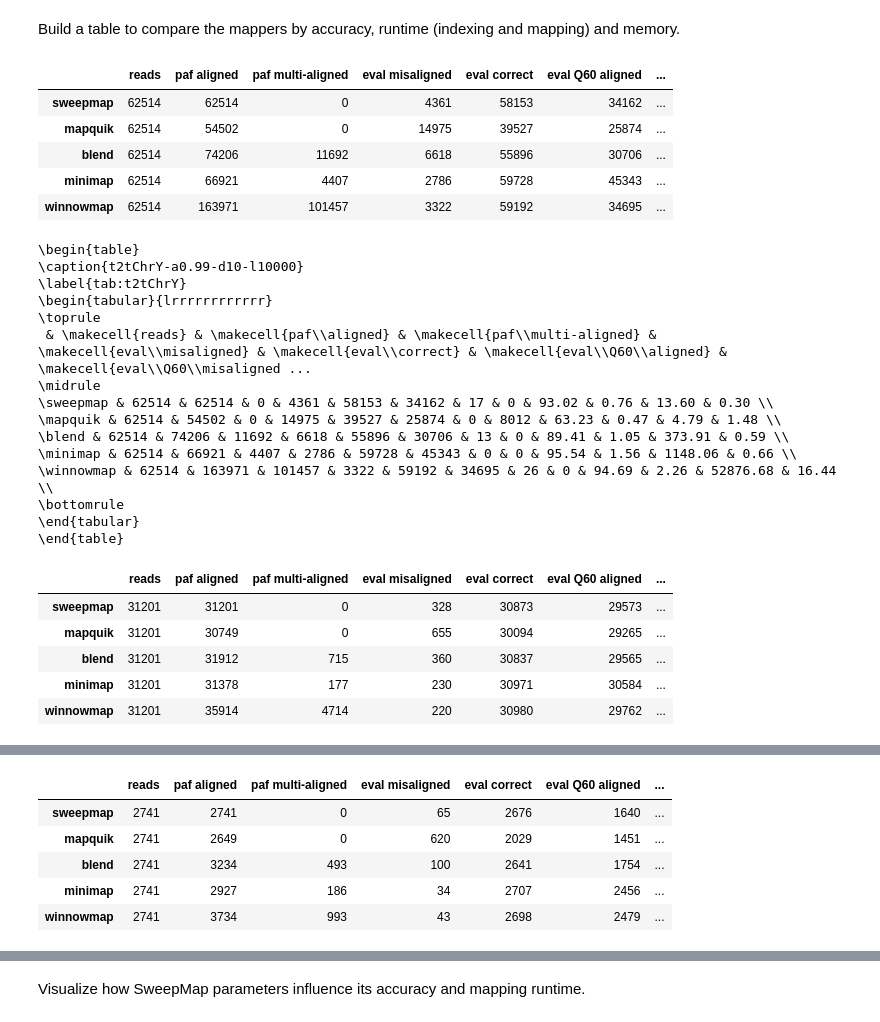
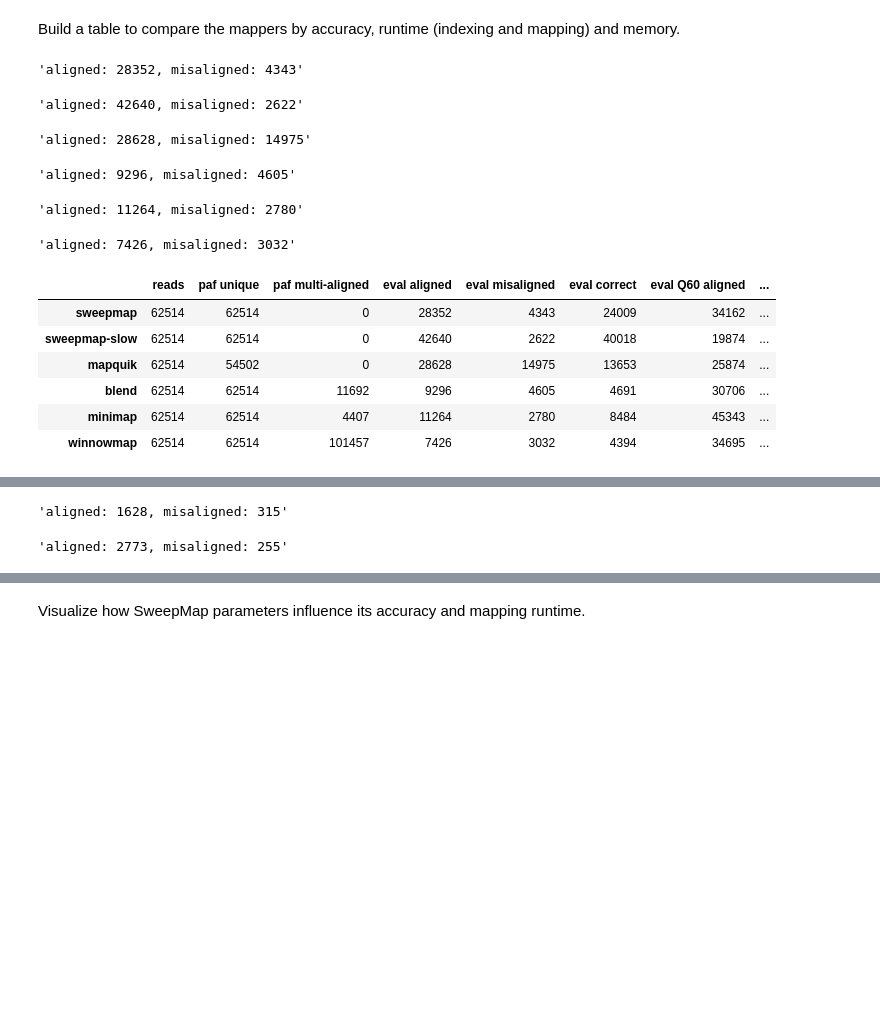
Before and after one commit to pesho-ivanov/shmap, a Jupyter notebook: evals/compare.ipynb, the cells around one changed output, grey strips where cells are left out. Saved outputs shown, nothing was run; the diff lists cells and outputs as text; code cells hidden in the pictures; blank space fills up the shorter version.

Commit message:
matching minimap accuracy

```diff
--- a/evals/compare.ipynb
+++ b/evals/compare.ipynb
@@ -21,13 +21,13 @@ def read_times(pref):
     times = {}
     with open(str(pref) + '.index.time') as f_index_time:
         index_time, index_mem = map(float, f_index_time.readline().split())
-        times['index time'] = index_time #* u.second
+        times['time index'] = index_time #* u.second
         #times['index_mem'] = index_mem / 2**20
         with open(str(pref) + '.time') as f_time:
             total_time, total_mem = map(float, f_time.readline().split())
-            #times['total time'] = total_time #* u.second
-            times['map time'] = total_time - times['index time']
-            times['total mem'] = (total_mem / 2**20) #* u.GB
+            #times['time total'] = total_time #* u.second
+            times['time map'] = total_time - times['time index']
+            times['mem total'] = (total_mem / 2**20) #* u.GB
     return pd.Series(times, dtype='object')
 
 def read_paf(pref):
@@ -37,7 +37,8 @@ def read_paf(pref):
     with open(paf_file) as handle:
         df = parse_paf(handle, dataframe=True)
     paf = {}
-    paf['paf aligned'] = len(df)
+    #paf['paf aligned'] = len(df)
+    paf['paf unique'] = len(df['query_name'].unique())
     paf['paf multi-aligned'] = len(df) - len(df['query_name'].unique())
     #paf['paf aligned Q60'] = len(df[df['mapping_quality'] == 60])
     return pd.Series(paf, dtype='object')
@@ -48,8 +49,9 @@ def read_eval(pref):
         raise Exception(f"File does not exist or is empty: {eval_file}")
     evaldf = pd.read_csv(eval_file, sep='\t', names=['Q', 'quality', 'aligned', 'misaligned', 'misaligned/aligned', 'aligned cum'])
     evals = {}
-    evals['eval aligned'] = evaldf['aligned'].sum()
-    evals['eval misaligned'] = evaldf['misaligned'].sum()
+    evals['eval aligned'] = evaldf.iloc[-1]['aligned cum']
+    evals['eval misaligned'] = evaldf.iloc[-1]['misaligned']
+    display(f'aligned: {evals["eval aligned"]}, misaligned: {evals["eval misaligned"]}')
     q60row = evaldf[evaldf['quality'] == 60]
     assert(len(q60row) == 1)
     #evals['eval unaligned'] = reads - evals['eval aligned']
@@ -85,7 +87,7 @@ def get_comparison_table(refname, experiment, tools):
         try:
             row = pd.concat([row, read_paf(d)])     # .paf
         except Exception as e:
-            print(f"An error occurred while reading evals: {e}")
+            print(f"An error occurred while reading paf {d}: {e}")
             row['paf aligned'] = empty_cell
             row['paf multi-aligned'] = empty_cell
             #row['paf aligned Q60'] = empty_cell
@@ -94,9 +96,9 @@ def get_comparison_table(refname, experiment, tools):
             row = pd.concat([row, read_eval(d)])    # .eval
             row['not aligned'] = row['reads'] - row['eval aligned']
             row['correct %'] = (100.0 * row['eval correct'] / row['reads'])
-            row.drop('eval aligned', inplace=True)
+            #row.drop('eval aligned', inplace=True)
         except Exception as e:
-            print(f"An error occurred while reading evals: {e}")
+            print(f"An error occurred while reading evals {d}: {e}")
             #row['eval aligned'] = empty_cell
             row['eval misaligned'] = empty_cell
             row['eval correct'] = empty_cell
@@ -104,62 +106,48 @@ def get_comparison_table(refname, experiment, tools):
             row['eval Q60 misaligned'] = empty_cell
             row['not aligned'] = empty_cell
             row['correct %'] = empty_cell
 
         try:
             row = pd.concat([row, read_times(d)])   # .time, .index.time
         except Exception as e:
-            print(f"An error occurred while reading evals: {e}")
-            row['index time'] = empty_cell
-            row['map time'] = empty_cell
-            row['total mem'] = empty_cell
+            print(f"An error occurred while reading times {d}: {e}")
+            row['time index'] = empty_cell
+            row['time map'] = empty_cell
+            row['mem total'] = empty_cell
         rows.append(row)
     alldf = pd.DataFrame(rows)
     alldf = alldf.set_index('tool')
     alldf.index.name = None
     return alldf
 
 latex = ""
 #display(HTML(css))
 for refname, data in experiments:
     df = get_comparison_table(refname, data, tools).round(2)
     css = """ <style> table { font-family: "Courier New", Courier, monospace; } </style> """
     display(df)
     df.index = df.index.map(lambda x: f'\\{x}')
     df.columns = df.columns.str.replace(' ', '\\\\')
     df.columns = df.columns.str.replace('%', '\%')
     df.columns = df.columns.map(lambda x: '\makecell{' + x + '}')
     #df = df.astype(str).map(lambda x: x.rstrip('0').rstrip('.') if '.' in x else x)
     latex += df.to_latex(escape=False, label=f'tab:{refname}', caption=data, float_format = lambda x: '{:0.2f}'.format(x) if pd.notna(x) else '-')
     #latex += df.to_latex(float_format = lambda x: '{:0.2f}'.format(x) if pd.notna(x) else '-')
     latex += '\n'
-    print(latex)
+    #print(latex)
 
 print(latex)
 # %% [output]
+'aligned: 28352, misaligned: 4343'
+'aligned: 42640, misaligned: 2622'
+'aligned: 28628, misaligned: 14975'
+'aligned: 9296, misaligned: 4605'
+'aligned: 11264, misaligned: 2780'
+'aligned: 7426, misaligned: 3032'
-|  | reads | paf aligned | paf multi-aligned | eval misaligned | eval correct | eval Q60 aligned | ... |
-| sweepmap | 62514 | 62514 | 0 | 4361 | 58153 | 34162 | ... |
-| mapquik | 62514 | 54502 | 0 | 14975 | 39527 | 25874 | ... |
-| blend | 62514 | 74206 | 11692 | 6618 | 55896 | 30706 | ... |
-| minimap | 62514 | 66921 | 4407 | 2786 | 59728 | 45343 | ... |
-| winnowmap | 62514 | 163971 | 101457 | 3322 | 59192 | 34695 | ... |
+|  | reads | paf unique | paf multi-aligned | eval aligned | eval misaligned | eval correct | eval Q60 aligned | ... |
+| sweepmap | 62514 | 62514 | 0 | 28352 | 4343 | 24009 | 34162 | ... |
+| sweepmap-slow | 62514 | 62514 | 0 | 42640 | 2622 | 40018 | 19874 | ... |
+| mapquik | 62514 | 54502 | 0 | 28628 | 14975 | 13653 | 25874 | ... |
+| blend | 62514 | 62514 | 11692 | 9296 | 4605 | 4691 | 30706 | ... |
+| minimap | 62514 | 62514 | 4407 | 11264 | 2780 | 8484 | 45343 | ... |
+| winnowmap | 62514 | 62514 | 101457 | 7426 | 3032 | 4394 | 34695 | ... |
-\begin{table}
-\caption{t2tChrY-a0.99-d10-l10000}
-\label{tab:t2tChrY}
-\begin{tabular}{lrrrrrrrrrrrr}
-\toprule
- & \makecell{reads} & \makecell{paf\\aligned} & \makecell{paf\\multi-aligned} & \makecell{eval\\misaligned} & \makecell{eval\\correct} & \makecell{eval\\Q60\\aligned} & \makecell{eval\\Q60\\misaligned ...
-\midrule
-\sweepmap & 62514 & 62514 & 0 & 4361 & 58153 & 34162 & 17 & 0 & 93.02 & 0.76 & 13.60 & 0.30 \\
-\mapquik & 62514 & 54502 & 0 & 14975 & 39527 & 25874 & 0 & 8012 & 63.23 & 0.47 & 4.79 & 1.48 \\
-\blend & 62514 & 74206 & 11692 & 6618 & 55896 & 30706 & 13 & 0 & 89.41 & 1.05 & 373.91 & 0.59 \\
-\minimap & 62514 & 66921 & 4407 & 2786 & 59728 & 45343 & 0 & 0 & 95.54 & 1.56 & 1148.06 & 0.66 \\
-\winnowmap & 62514 & 163971 & 101457 & 3322 & 59192 & 34695 & 26 & 0 & 94.69 & 2.26 & 52876.68 & 16.44 \\
-\bottomrule
-\end{tabular}
-\end{table}
-|  | reads | paf aligned | paf multi-aligned | eval misaligned | eval correct | eval Q60 aligned | ... |
-| sweepmap | 31201 | 31201 | 0 | 328 | 30873 | 29573 | ... |
-| mapquik | 31201 | 30749 | 0 | 655 | 30094 | 29265 | ... |
-| blend | 31201 | 31912 | 715 | 360 | 30837 | 29565 | ... |
-| minimap | 31201 | 31378 | 177 | 230 | 30971 | 30584 | ... |
-| winnowmap | 31201 | 35914 | 4714 | 220 | 30980 | 29762 | ... |
@@ -183,6 +153,0 @@ print(latex)
-|  | reads | paf aligned | paf multi-aligned | eval misaligned | eval correct | eval Q60 aligned | ... |
-| sweepmap | 2741 | 2741 | 0 | 65 | 2676 | 1640 | ... |
-| mapquik | 2741 | 2649 | 0 | 620 | 2029 | 1451 | ... |
-| blend | 2741 | 3234 | 493 | 100 | 2641 | 1754 | ... |
-| minimap | 2741 | 2927 | 186 | 34 | 2707 | 2456 | ... |
-| winnowmap | 2741 | 3734 | 993 | 43 | 2698 | 2479 | ... |
@@ -228,0 +154,2 @@ An error occurred while reading evals: File does not exist or is empty: out/HG00
+'aligned: 1628, misaligned: 315'
+'aligned: 2773, misaligned: 255'
```
Also changed, not shown: parts of 1 cell of this notebook, 1 other file.
